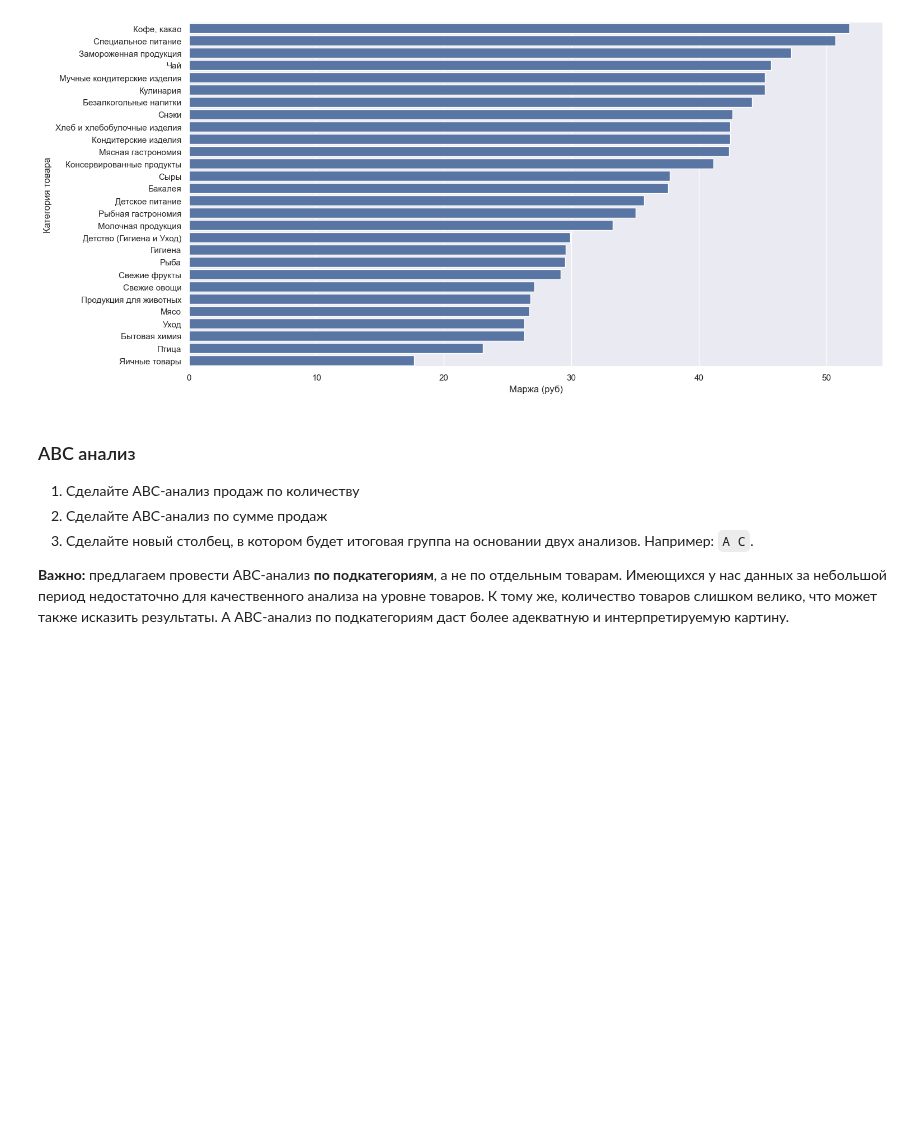
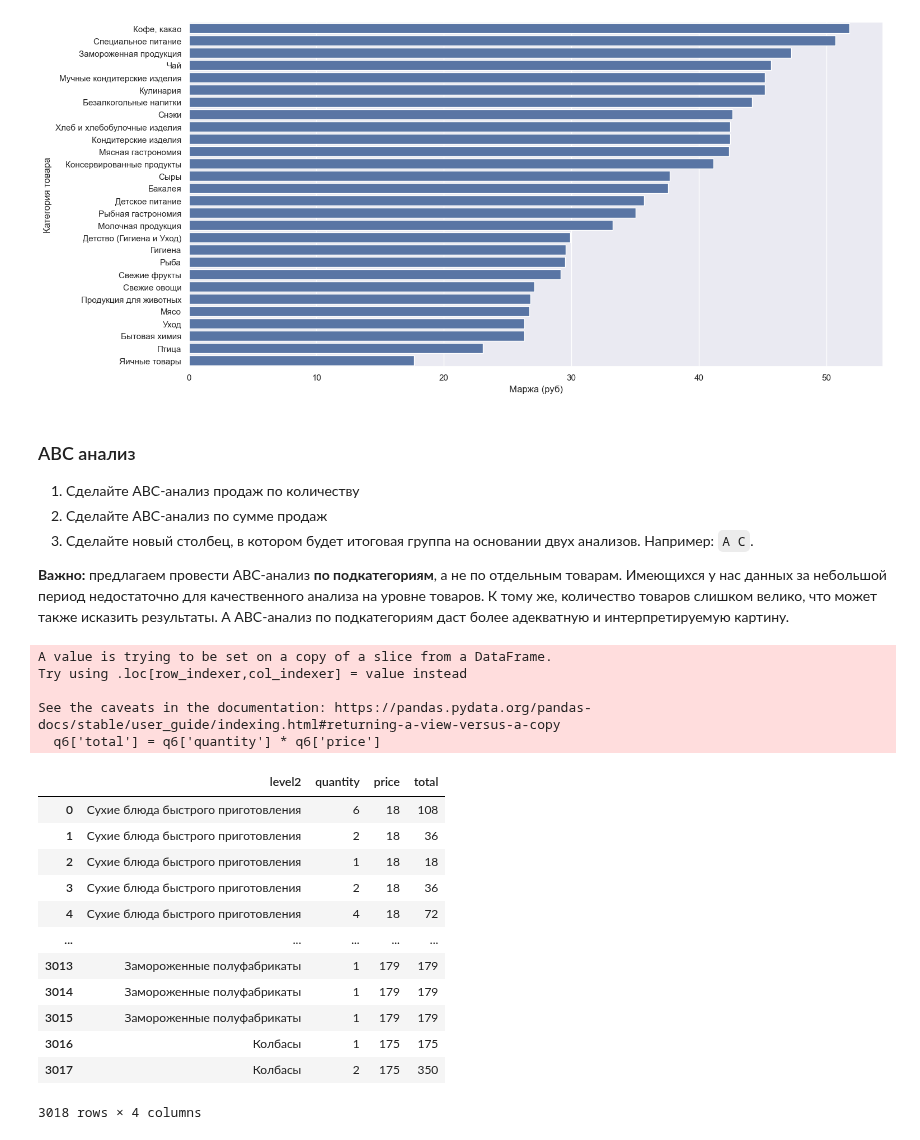
Before and after one commit to mishandri/Data-Analysis, a Jupyter notebook: 10. Итоговый проект Pandas/Решение.ipynb, the cells around one changed output. Saved outputs shown, nothing was run; the diff lists cells and outputs as text; code cells hidden in the pictures; blank space fills up the shorter version.

```diff
--- a/10. Итоговый проект Pandas/Решение.ipynb
+++ b/10. Итоговый проект Pandas/Решение.ipynb
@@ -263,3 +263,26 @@ fig.set(xlabel='Маржа (руб)', ylabel='Категория товара');
 3.  Сделайте новый столбец, в котором будет итоговая группа на основании двух анализов. Например: `A C`.
 
 **Важно:** предлагаем провести ABC-анализ **по подкатегориям**, а не по отдельным товарам. Имеющихся у нас данных за небольшой период недостаточно для качественного анализа на уровне товаров. К тому же, количество товаров слишком велико, что может также исказить результаты. А ABC-анализ по подкатегориям даст более адекватную и интерпретируемую картину.
+# %%
+q6 = df[['level2', 'quantity', 'price']]
+q6['total'] = q6['quantity'] * q6['price']
+q6
+# %% [output]
+A value is trying to be set on a copy of a slice from a DataFrame.
+Try using .loc[row_indexer,col_indexer] = value instead
+
+See the caveats in the documentation: https://pandas.pydata.org/pandas-docs/stable/user_guide/indexing.html#returning-a-view-versus-a-copy
+  q6['total'] = q6['quantity'] * q6['price']
+|  | level2 | quantity | price | total |
+| 0 | Сухие блюда быстрого приготовления | 6 | 18 | 108 |
+| 1 | Сухие блюда быстрого приготовления | 2 | 18 | 36 |
+| 2 | Сухие блюда быстрого приготовления | 1 | 18 | 18 |
+| 3 | Сухие блюда быстрого приготовления | 2 | 18 | 36 |
+| 4 | Сухие блюда быстрого приготовления | 4 | 18 | 72 |
+| ... | ... | ... | ... | ... |
+| 3013 | Замороженные полуфабрикаты | 1 | 179 | 179 |
+| 3014 | Замороженные полуфабрикаты | 1 | 179 | 179 |
+| 3015 | Замороженные полуфабрикаты | 1 | 179 | 179 |
+| 3016 | Колбасы | 1 | 175 | 175 |
+| 3017 | Колбасы | 2 | 175 | 350 |
+3018 rows × 4 columns
```
Also changed, not shown: parts of 4 cells of this notebook.
